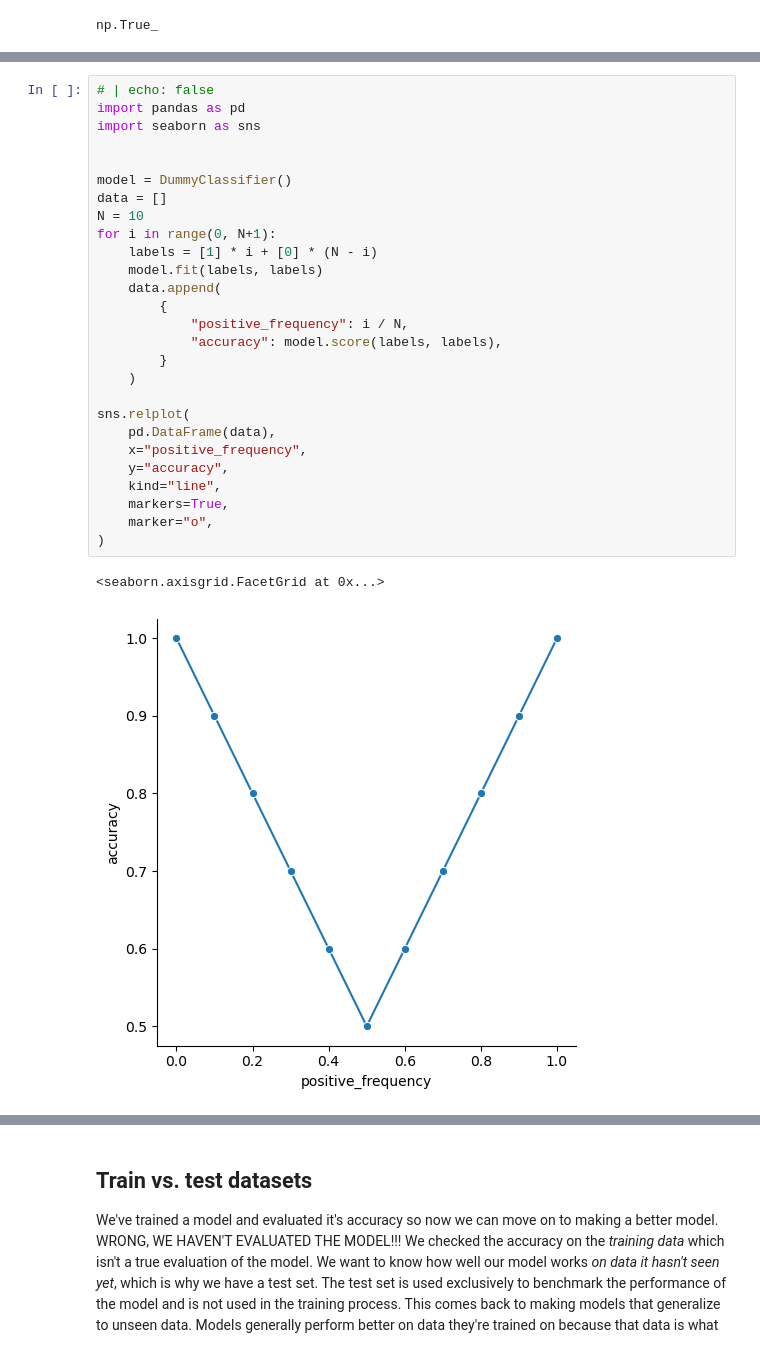
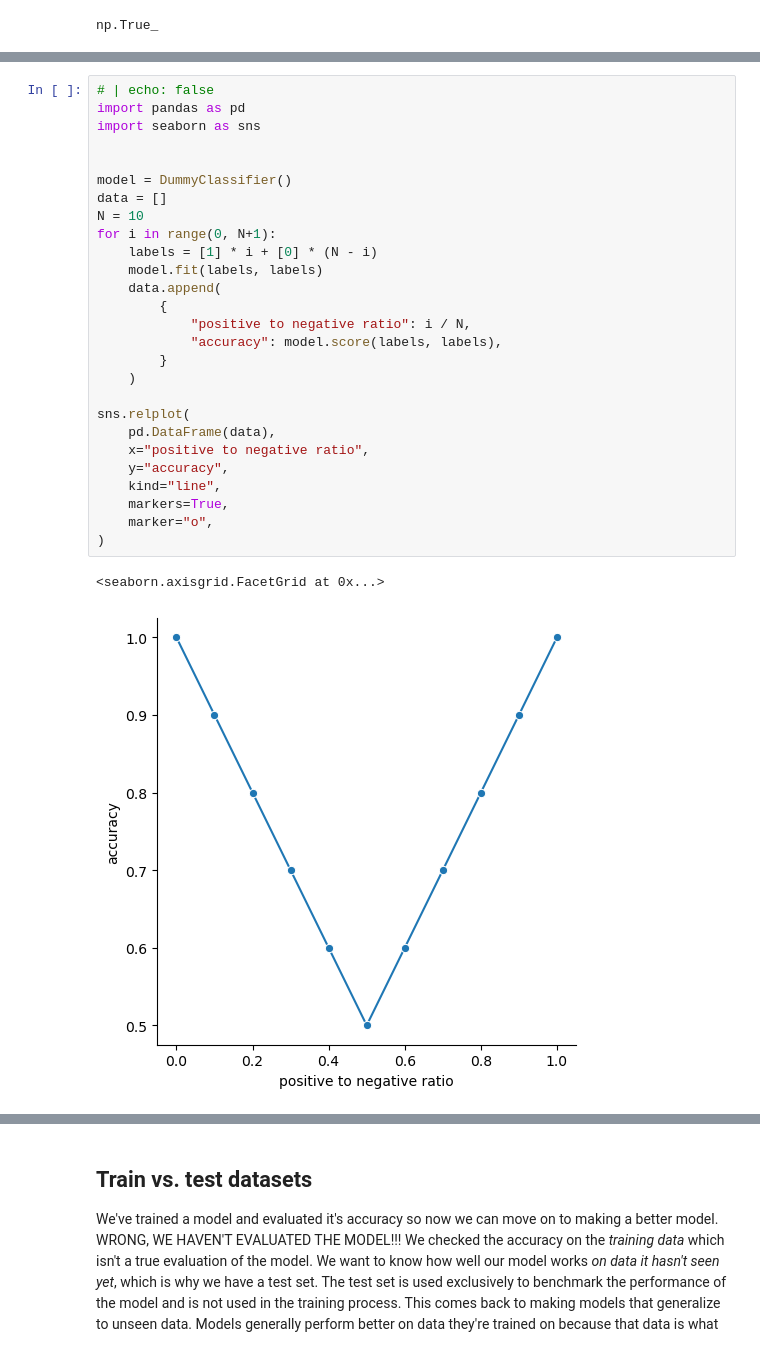
Before and after one commit to spenceforce/NLP-Simple-to-Spectacular, a Jupyter notebook: chapter/02_baseline/baseline_classifier.ipynb, the cells around one changed output, grey strips where cells are left out. Drawn from its saved outputs; the diff is of its cells as text.

```diff
--- a/chapter/02_baseline/baseline_classifier.ipynb
+++ b/chapter/02_baseline/baseline_classifier.ipynb
@@ -102,31 +137,31 @@ Metrics are not foolproof. What is "good" for one dataset may not be for another
 # %%
 # | echo: false
 import pandas as pd
 import seaborn as sns
 
 
 model = DummyClassifier()
 data = []
 N = 10
 for i in range(0, N+1):
     labels = [1] * i + [0] * (N - i)
     model.fit(labels, labels)
     data.append(
         {
-            "positive_frequency": i / N,
+            "positive to negative ratio": i / N,
             "accuracy": model.score(labels, labels),
         }
     )
 
 sns.relplot(
     pd.DataFrame(data),
-    x="positive_frequency",
+    x="positive to negative ratio",
     y="accuracy",
     kind="line",
     markers=True,
     marker="o",
 )
 # %% [output]
 <seaborn.axisgrid.FacetGrid at 0x...>
-[figure, old version]
+[figure, new version]
 # %% [markdown]
```
Also changed, not shown: parts of 25 cells of this notebook, 1 other file.
